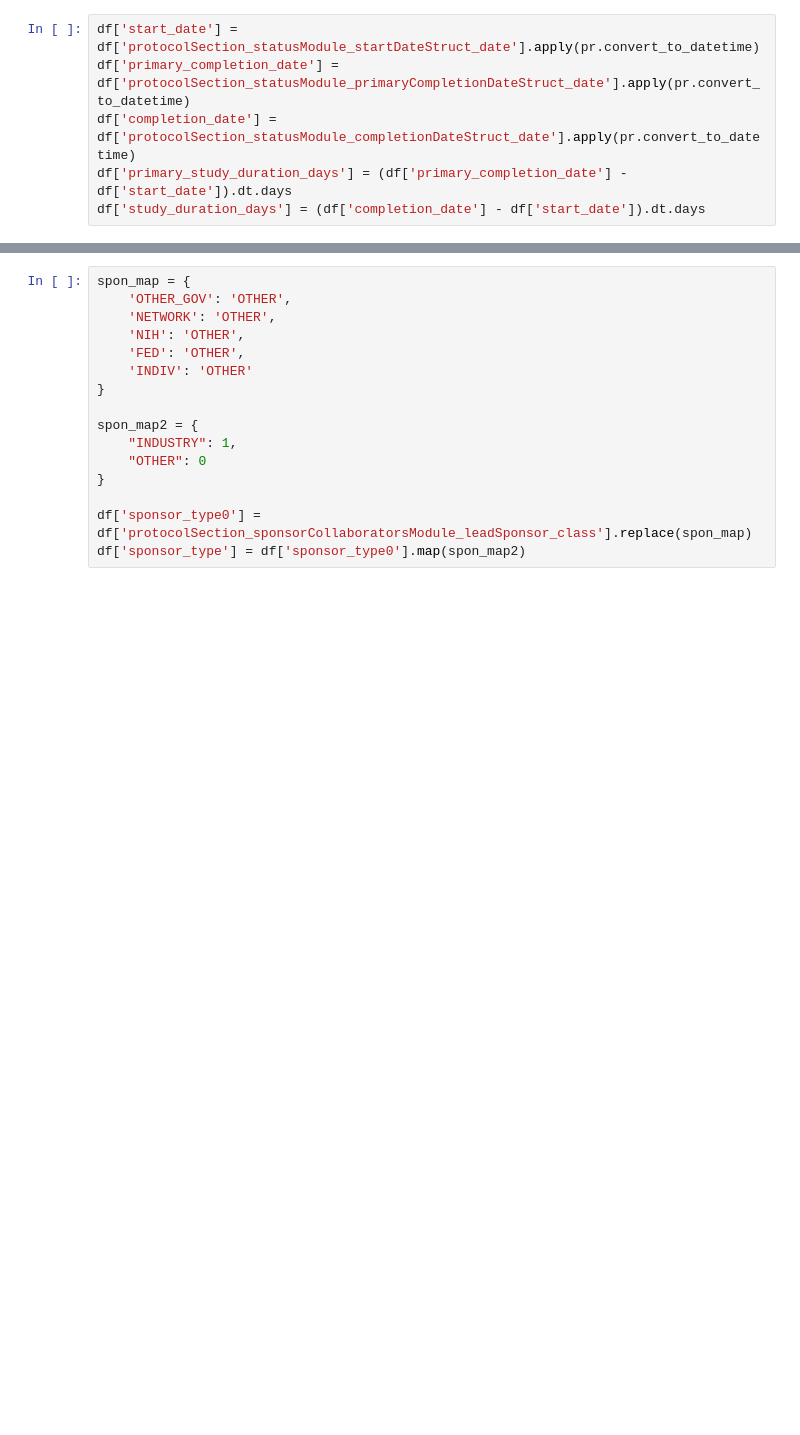
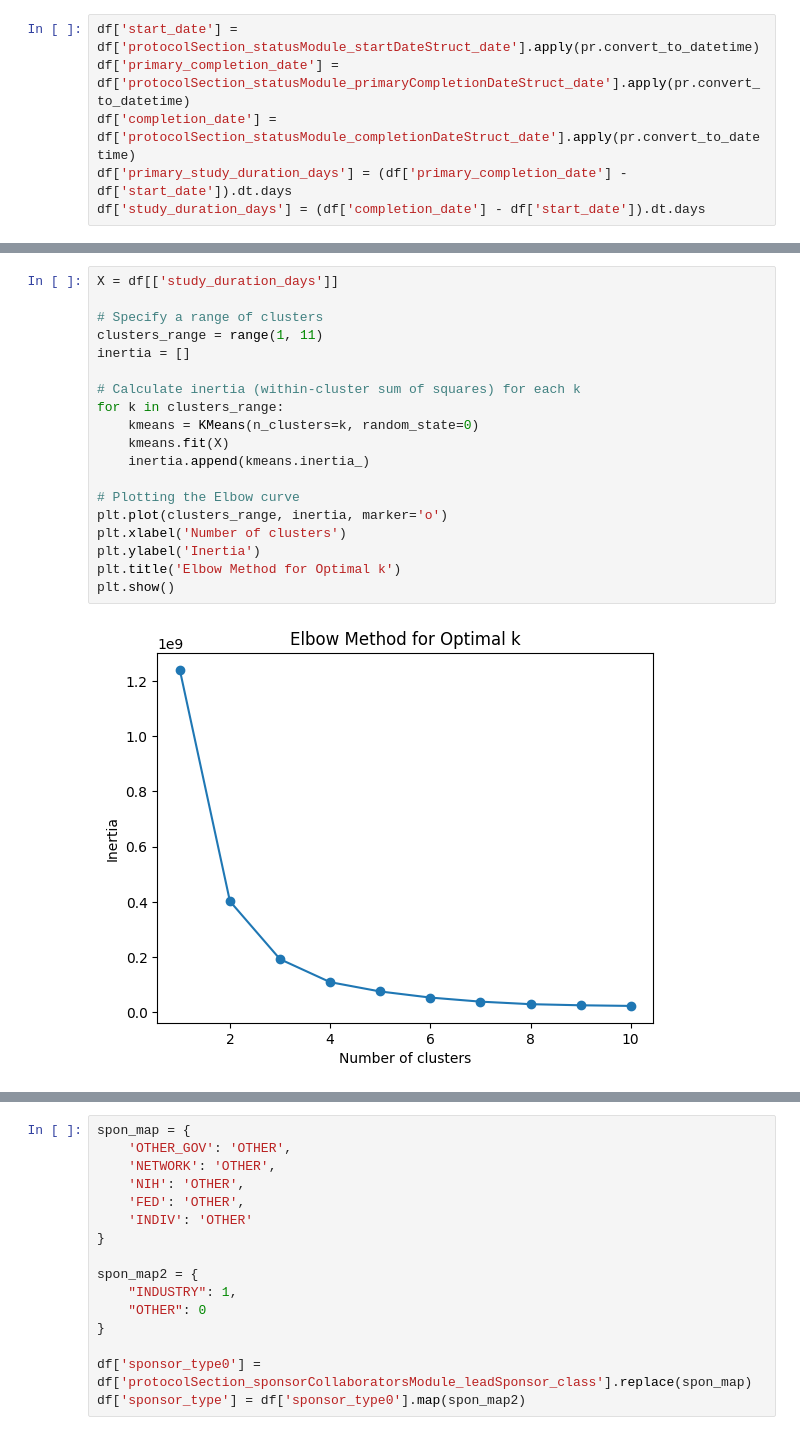
Before and after one commit to cynthiaxu04/predicting-clinicaltrials, a Jupyter notebook: data/testing.ipynb, the cells around one changed output, grey strips where cells are left out. Drawn from its saved outputs; the diff is of its cells as text; blank space fills up the shorter version.

Commit message:
new location feature and started k-means clustering

```diff
--- a/data/testing.ipynb
+++ b/data/testing.ipynb
@@ -50,0 +57,21 @@ df['study_duration_days'] = (df['completion_date'] - df['start_date']).dt.days
+# %%
+X = df[['study_duration_days']]
+
+# Specify a range of clusters
+clusters_range = range(1, 11)
+inertia = []
+
+# Calculate inertia (within-cluster sum of squares) for each k
+for k in clusters_range:
+    kmeans = KMeans(n_clusters=k, random_state=0)
+    kmeans.fit(X)
+    inertia.append(kmeans.inertia_)
+
+# Plotting the Elbow curve
+plt.plot(clusters_range, inertia, marker='o')
+plt.xlabel('Number of clusters')
+plt.ylabel('Inertia')
+plt.title('Elbow Method for Optimal k')
+plt.show()
+# %% [output]
+[figure, added]
```
Also changed, not shown: parts of 23 cells of this notebook, 5 other files.
